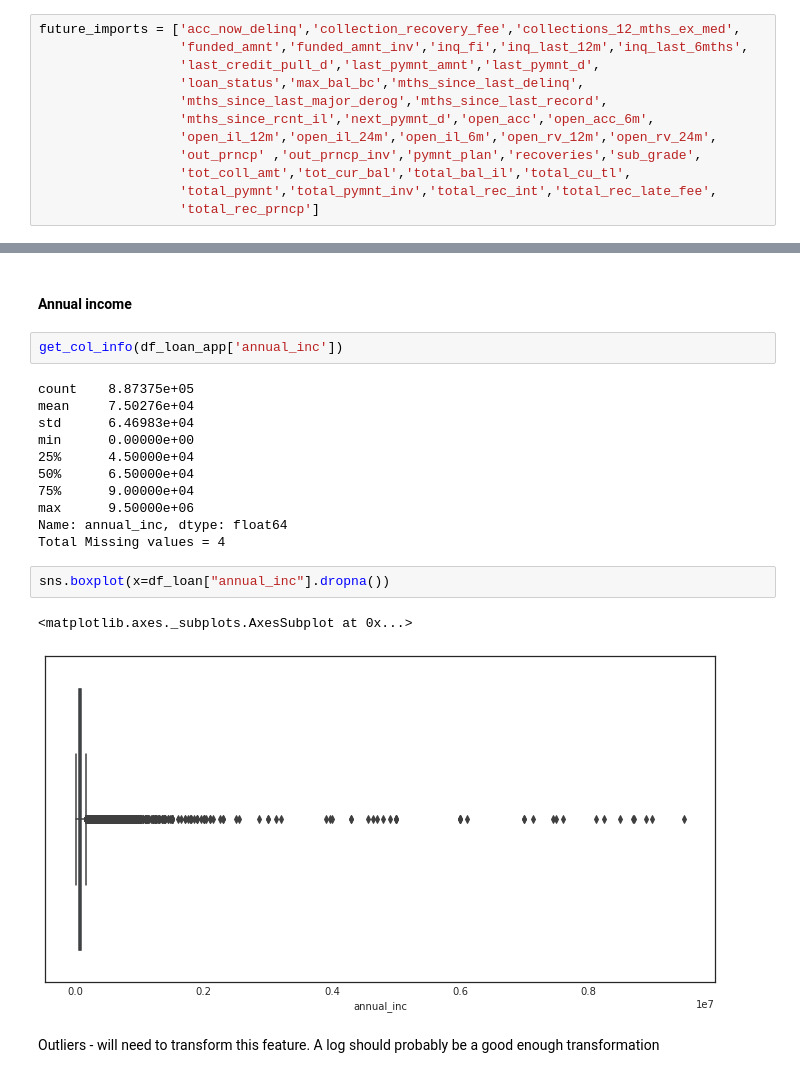
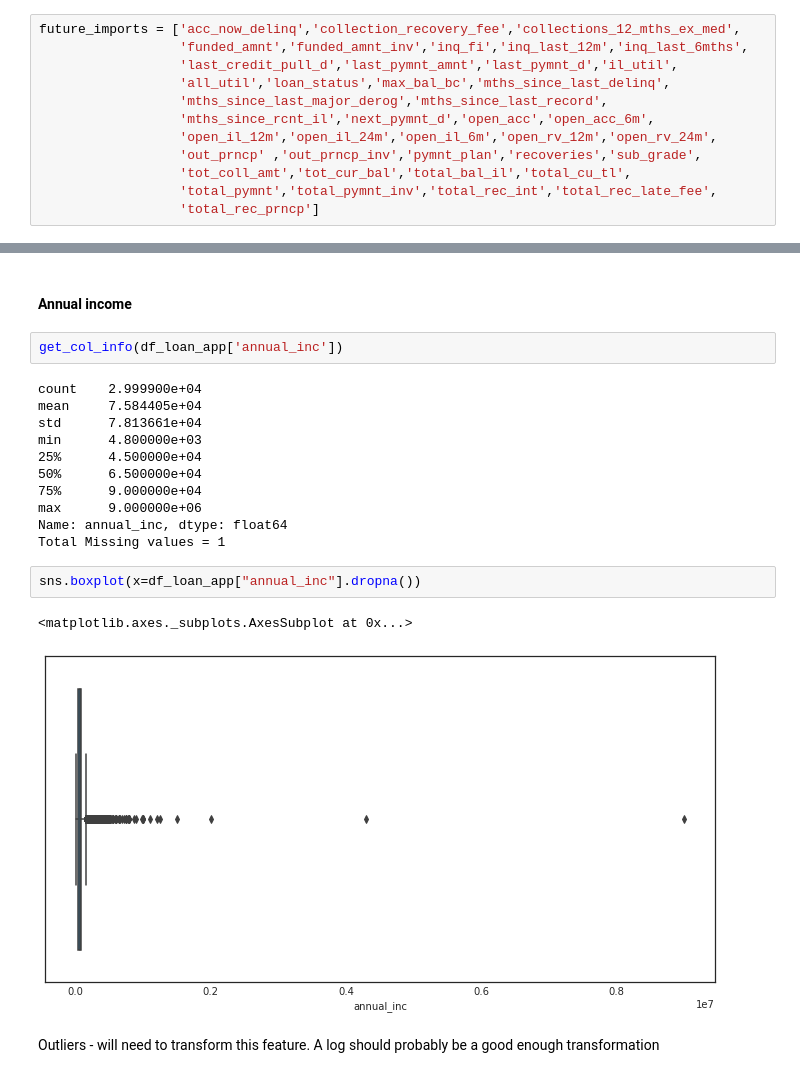
Before and after one commit to vijayshankarv/kaggle, a Jupyter notebook: lending-club/Lending-club-exploration.ipynb, the cells around one changed output, grey strips where cells are left out. Drawn from its saved outputs; the diff is of its cells as text.

```diff
--- a/lending-club/Lending-club-exploration.ipynb
+++ b/lending-club/Lending-club-exploration.ipynb
@@ -328,8 +368,8 @@ From list of features:
 # %%
 future_imports = ['acc_now_delinq','collection_recovery_fee','collections_12_mths_ex_med',
                   'funded_amnt','funded_amnt_inv','inq_fi','inq_last_12m','inq_last_6mths',
-                  'last_credit_pull_d','last_pymnt_amnt','last_pymnt_d',
-                  'loan_status','max_bal_bc','mths_since_last_delinq',
+                  'last_credit_pull_d','last_pymnt_amnt','last_pymnt_d','il_util',
+                  'all_util','loan_status','max_bal_bc','mths_since_last_delinq',
                   'mths_since_last_major_derog','mths_since_last_record',
                   'mths_since_rcnt_il','next_pymnt_d','open_acc','open_acc_6m',
                   'open_il_12m','open_il_24m','open_il_6m','open_rv_12m','open_rv_24m',
@@ -431,21 +477,21 @@ sns.violinplot(x=df_loan['all_util'].dropna())
 # %%
 get_col_info(df_loan_app['annual_inc'])
 # %% [output]
-count    8.87375e+05
-mean     7.50276e+04
-std      6.46983e+04
-min      0.00000e+00
-25%      4.50000e+04
-50%      6.50000e+04
-75%      9.00000e+04
-max      9.50000e+06
+count    2.999900e+04
+mean     7.584405e+04
+std      7.813661e+04
+min      4.800000e+03
+25%      4.500000e+04
+50%      6.500000e+04
+75%      9.000000e+04
+max      9.000000e+06
 Name: annual_inc, dtype: float64
-Total Missing values = 4
+Total Missing values = 1
 # %%
-sns.boxplot(x=df_loan["annual_inc"].dropna())
+sns.boxplot(x=df_loan_app["annual_inc"].dropna())
 # %% [output]
 <matplotlib.axes._subplots.AxesSubplot at 0x...>
-[figure, old version]
+[figure, new version]
 # %% [markdown]
 Outliers - will need to transform this feature. A log should probably be a good enough transformation
 # %% [markdown]
```
Also changed, not shown: parts of 84 cells of this notebook.
